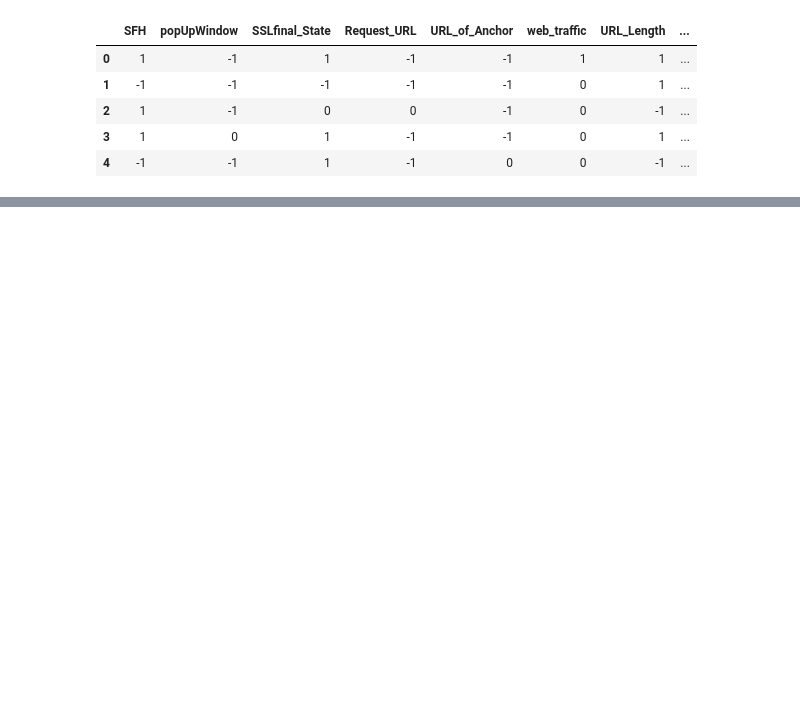
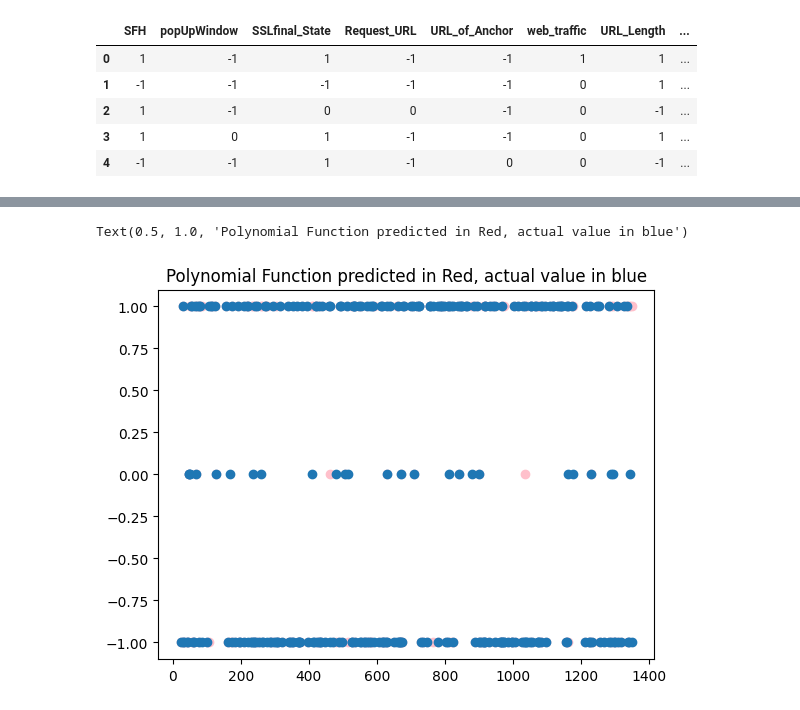
Before and after one commit to juto-shogan/Cyber-Attack, a Jupyter notebook: read_from_db.ipynb, the cells around one changed output, grey strips where cells are left out. Drawn from its saved outputs; the diff is of its cells as text; code cells hidden in the pictures; blank space fills up the shorter version.

```diff
--- a/read_from_db.ipynb
+++ b/read_from_db.ipynb
@@ -22,0 +154,8 @@ dbFrame.drop(['id'], axis= 1).head()
+# %%
+import matplotlib.pyplot as plt
+plt.scatter(testX.index.values, rbfPoly, color='pink')
+plt.scatter(testX.index.values, testY)
+plt.title('Polynomial Function predicted in Red, actual value in blue')
+# %% [output]
+Text(0.5, 1.0, 'Polynomial Function predicted in Red, actual value in blue')
+[figure, added]
```
Also changed, not shown: parts of 19 cells of this notebook, 1 other file.
